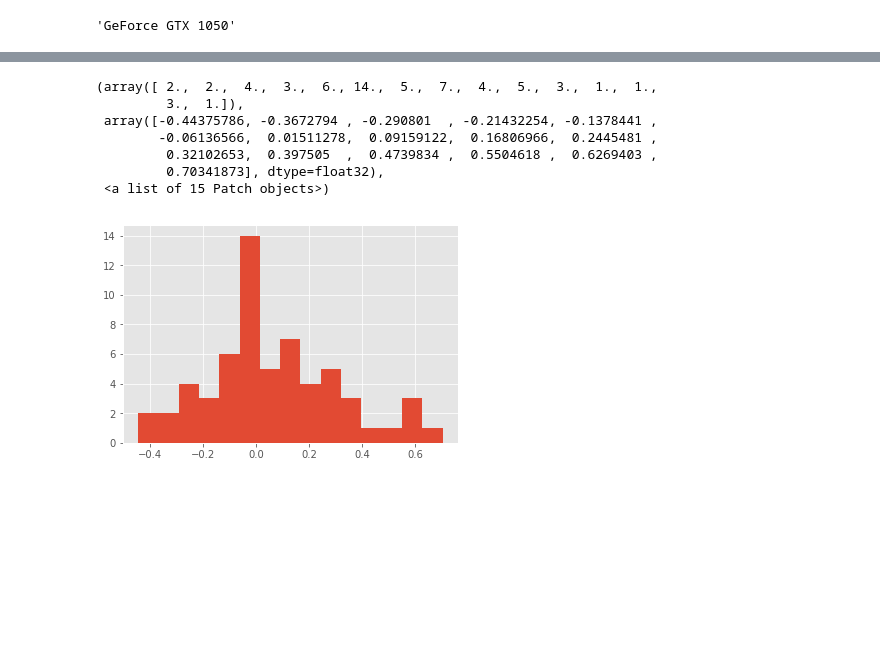
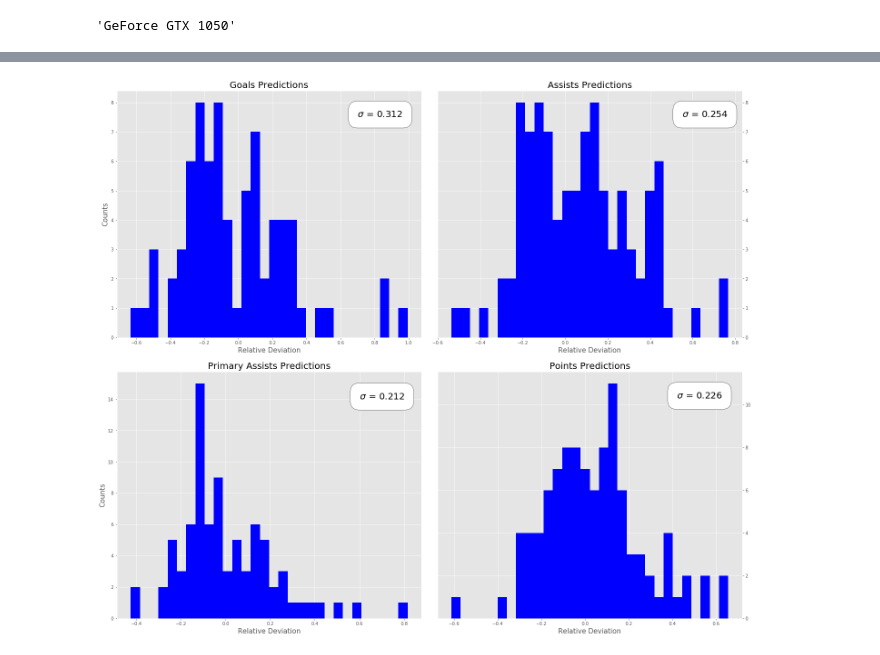
Before and after one commit to OMalenfantThuot/Projet_final_apprentissage_machine, a Jupyter notebook: MLP.ipynb, the cells around one changed output, grey strips where cells are left out. Saved outputs shown, nothing was run; the diff lists cells and outputs as text; code cells hidden in the pictures; blank space fills up the shorter version.

```diff
--- a/MLP.ipynb
+++ b/MLP.ipynb
@@ -269,8 +307,8 @@ pred_plusminus = predictions_totales[4]
 # %%
 targets_list = [test_targets_goals, test_targets_assists, test_targets_primary_assists, test_targets_points]
-treshold_list = [3, 5, 3, 9]
+treshold_list = [5, 7, 5, 10]
 std, deviations = [], []
-for pred, target, treshold in zip(predictions_totales[:-1], targets_list, treshold_list) :
+for pred, target, treshold in zip(predictions_test, targets_list, treshold_list) :
     not_small = np.where(target > treshold)[0]
     deviations.append((pred[not_small] - target[not_small]) / target[not_small])
     std.append(np.std(deviations[-1]))
@@ -298,11 +315,39 @@ Text(0.5,1,'Points Predictions')
-# %%
-plt.hist(deviation_points, bins=15)
-# %% [output]
-(array([ 2.,  2.,  4.,  3.,  6., 14.,  5.,  7.,  4.,  5.,  3.,  1.,  1.,
-         3.,  1.]),
- array([-0.44375786, -0.3672794 , -0.290801  , -0.21432254, -0.1378441 ,
-        -0.06136566,  0.01511278,  0.09159122,  0.16806966,  0.2445481 ,
-         0.32102653,  0.397505  ,  0.4739834 ,  0.5504618 ,  0.6269403 ,
-         0.70341873], dtype=float32),
- <a list of 15 Patch objects>)
-[figure, removed]
+# %%
+fig, ax = plt.subplots(ncols=2, nrows=2, constrained_layout=True, figsize=(20,17))
+ax1, ax2, ax3, ax4 = ax.flatten()
+
+ax1.hist(deviations[0], bins=30, color='b')
+ax1.set_title('Goals Predictions', fontsize=20)
+ax1.set_xlabel('Relative Deviation', fontsize=15)
+ax1.set_ylabel('Counts', fontsize=15)
+ax1.text(0.7, 7.5, '$\sigma$ = {:5.3f}'.format(std[0]), color='black',
+        fontsize = 20, bbox=dict(facecolor='w', edgecolor='black',
+                  boxstyle='round,pad=1'))
+
+ax2.hist(deviations[1], bins=30, color='b')
+ax2.yaxis.tick_right()
+ax2.set_title('Assists Predictions', fontsize=20)
+ax2.set_xlabel('Relative Deviation', fontsize=15)
+ax2.text(0.55, 7.5, '$\sigma$ = {:5.3f}'.format(std[1]), color='black',
+        fontsize = 20, bbox=dict(facecolor='w', edgecolor='black',
+                  boxstyle='round,pad=1'))
+
+ax3.hist(deviations[2], bins=30, color='b')
+ax3.set_title('Primary Assists Predictions', fontsize=20)
+ax3.set_xlabel('Relative Deviation', fontsize=15)
+ax3.set_ylabel('Counts', fontsize=15)
+ax3.text(0.6, 14, '$\sigma$ = {:5.3f}'.format(std[2]), color='black',
+        fontsize = 20, bbox=dict(facecolor='w', edgecolor='black',
+                  boxstyle='round,pad=1'))
+
+ax4.hist(deviations[3], bins=30, color='b')
+ax4.yaxis.tick_right()
+ax4.set_title('Points Predictions', fontsize=20)
+ax4.set_xlabel('Relative Deviation', fontsize=15)
+ax4.text(0.42, 10.3, '$\sigma$ = {:5.3f}'.format(std[3]), color='black',
+        fontsize = 20, bbox=dict(facecolor='w', edgecolor='black',
+                  boxstyle='round,pad=1'))
+
+plt.show()
+# %% [output]
+[figure, added]
```
Also changed, not shown: parts of 11 cells of this notebook, 2 other files.
